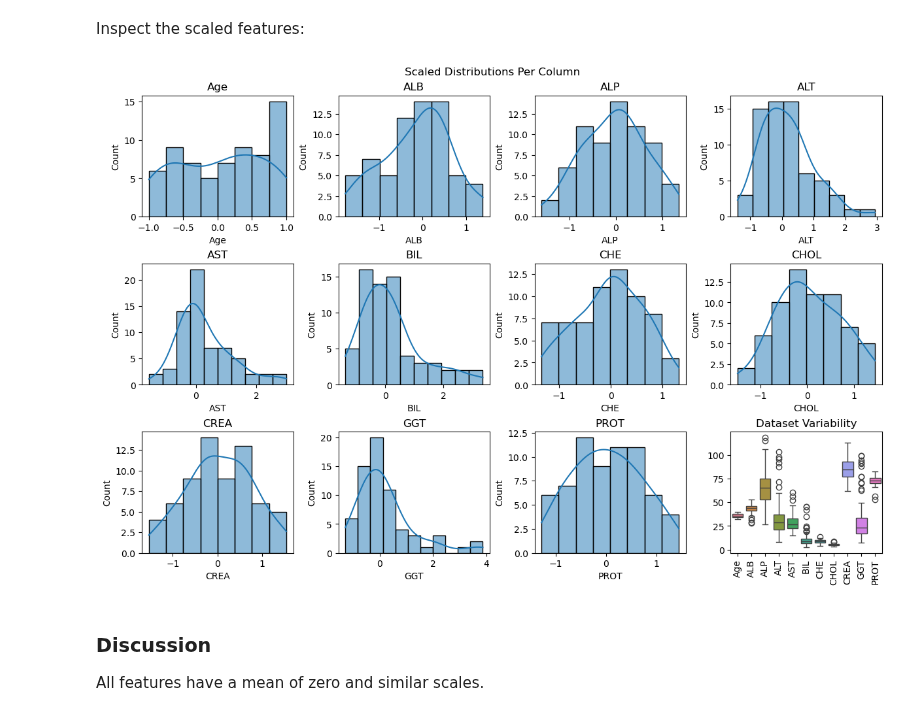
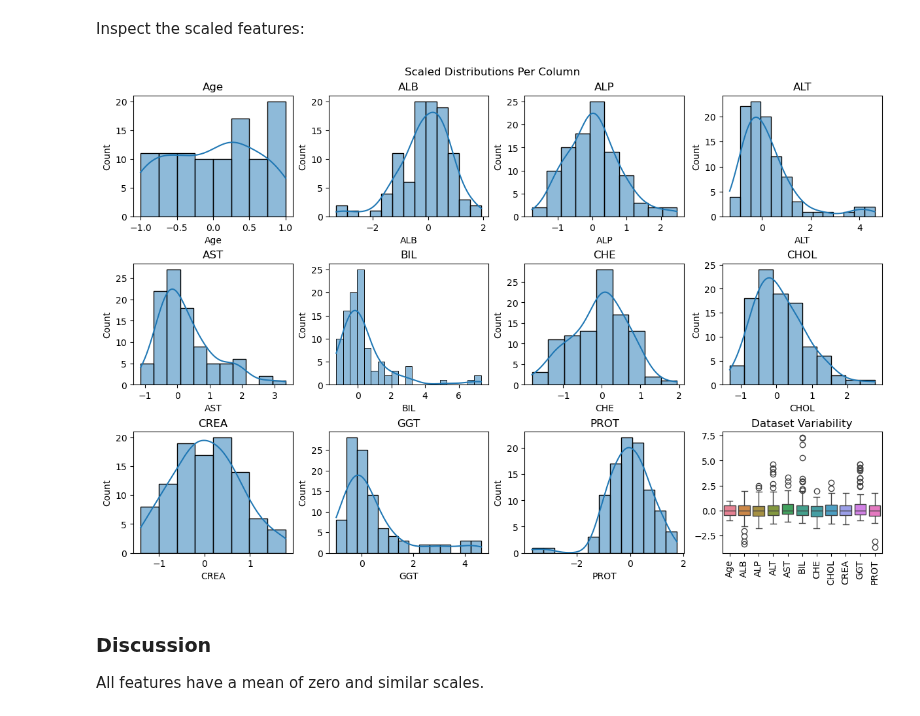
Before and after one commit to MarcoAigner/Machine-Learning-Practical, a Jupyter notebook: project_3/phase_1.ipynb, the cells around one changed output. Cells and saved outputs as stored; diff of their text form; code cells hidden in the pictures.

```diff
--- a/project_3/phase_1.ipynb
+++ b/project_3/phase_1.ipynb
@@ -90,15 +90,16 @@ def plot_feature_distribution(df: pd.DataFrame, n_rows: int, n_cols: int, figsiz
         sns.histplot(df[col], kde=True, ax=ax)
         ax.set_title(col)
 
+
+    # boxplot in last axis
+    last_axis = axes.flat[-1]
+    sns.boxplot(data=df, ax=last_axis)
+    last_axis.set_title('Dataset Variability')
+    plt.xticks(rotation=90)
+
     # disable leftover axes
     #for ax in axes.flat[df.columns.size:]:
     #    ax.set_axis_off()
-
-    # boxplot in last axis
-    last_axis = axes.flat[-1]
-    sns.boxplot(data=data, ax=last_axis)
-    last_axis.set_title('Dataset Variability')
-    plt.xticks(rotation=90)
 
     # above all subplots
     plt.suptitle(suptitle)
@@ -141,14 +120,14 @@ After removing outliers, all but three features approximate a normal distributio
 Standardize the features to zero mean and unit variance using a robust scaling approach to control for the effect of outliers and different scales:
 # %%
 scaler = RobustScaler() # instantiate scaler
-data_scaled = scaler.fit_transform(data_wo_outliers) # fit the scaler create scaled data
-data_scaled = pd.DataFrame(data_scaled, columns=data.columns) # transform ndarray to DataFrame
+data_scaled_np = scaler.fit_transform(data) # fit the scaler create scaled data
+data_scaled = pd.DataFrame(data_scaled_np, columns=data.columns) # transform ndarray to DataFrame
 # %% [markdown]
 Inspect the scaled features:
 # %%
-plot_feature_distribution(df=data_scaled, n_rows=3, n_cols=4, figsize=(12,8), suptitle='Scaled Distributions Per Column')
+plot_feature_distribution(df=data_scaled, n_rows=3, n_cols=4, figsize=(12,8), suptitle='Scaled Distributions per Column')
 # %% [output]
-[figure, old version]
+[figure, new version]
 # %% [markdown]
 ### Discussion
 All features have a mean of zero and similar scales.
```
Also changed, not shown: parts of 14 cells of this notebook.
